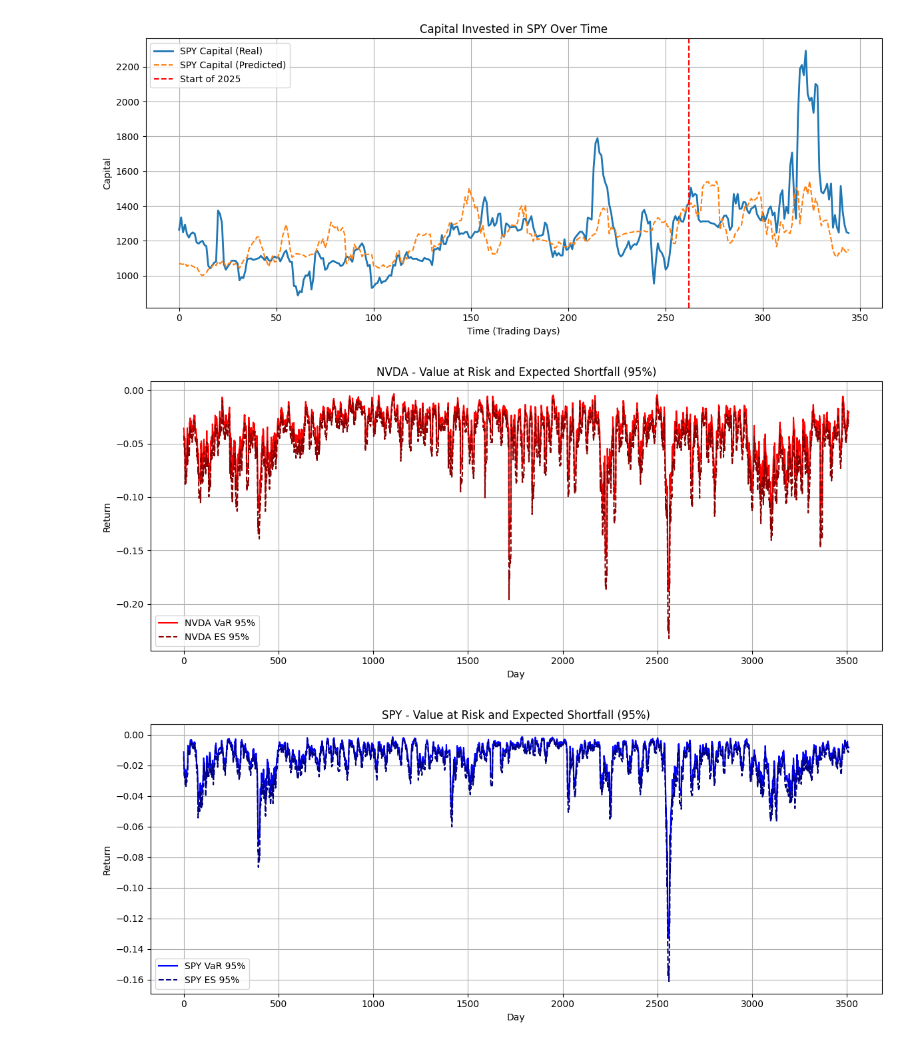
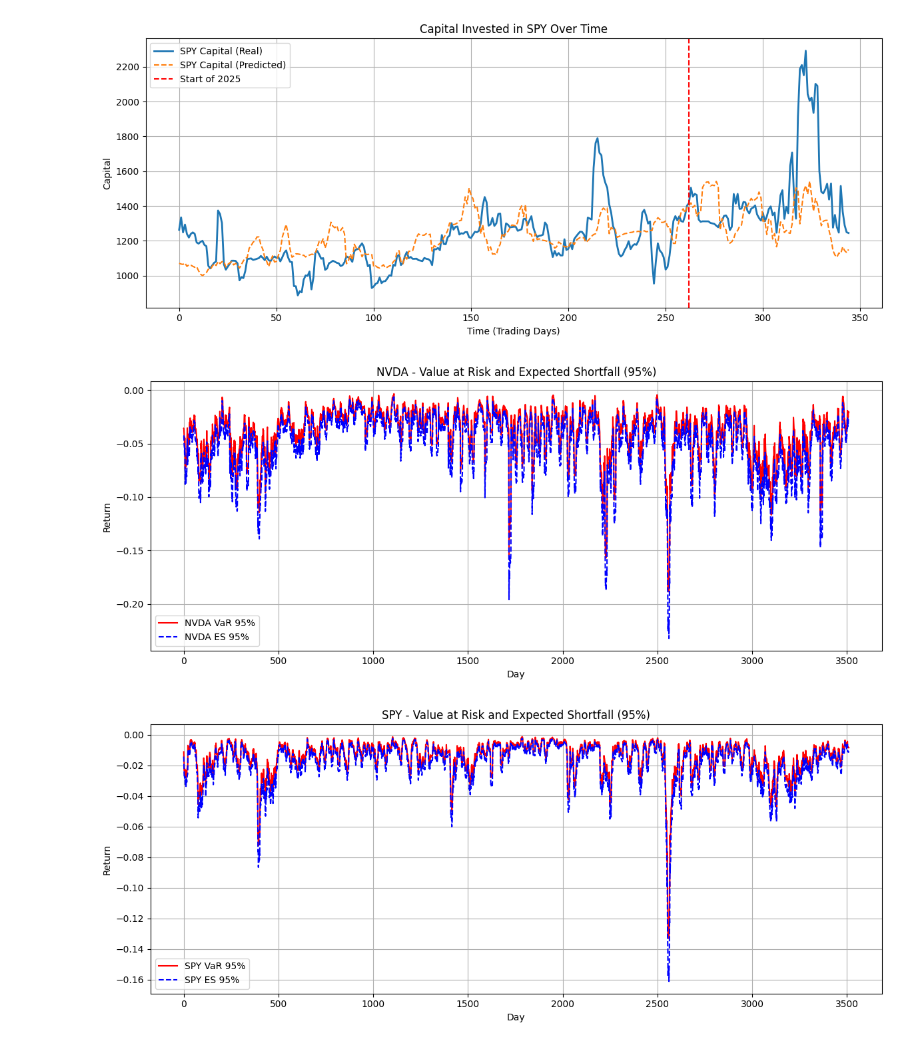
Before and after one commit to Lukirby/Stress-Testing-a-Markowitz-Portfolio, a Jupyter notebook: fidanza2.ipynb, the cells around one changed output. Saved outputs shown, nothing was run; the diff lists cells and outputs as text; code cells hidden in the pictures.

```diff
--- a/fidanza2.ipynb
+++ b/fidanza2.ipynb
@@ -748,27 +748,27 @@ for mu, var in zip(spy_means, spy_vars):
 # %%
 # NVDA Risk Metrics
 plt.figure(figsize=(12, 5))
 plt.plot(VaRs_NVDA, label='NVDA VaR 95%', color='red')
-plt.plot(ESs_NVDA, label='NVDA ES 95%', color='darkred', linestyle='--')
+plt.plot(ESs_NVDA, label='NVDA ES 95%', color='blue', linestyle='--')
 plt.title('NVDA - Value at Risk and Expected Shortfall (95%)')
 plt.xlabel('Day')
 plt.ylabel('Return')
 plt.legend()
 plt.grid(True)
 plt.tight_layout()
 plt.show()
 
 # SPY Risk Metrics
 plt.figure(figsize=(12, 5))
-plt.plot(VaRs_SPY, label='SPY VaR 95%', color='blue')
-plt.plot(ESs_SPY, label='SPY ES 95%', color='navy', linestyle='--')
+plt.plot(VaRs_SPY, label='SPY VaR 95%', color='red')
+plt.plot(ESs_SPY, label='SPY ES 95%', color='blue', linestyle='--')
 plt.title('SPY - Value at Risk and Expected Shortfall (95%)')
 plt.xlabel('Day')
 plt.ylabel('Return')
 plt.legend()
 plt.grid(True)
 plt.tight_layout()
 plt.show()
 # %% [output]
-[figure, old version]
+[figure, new version]
-[figure, old version]
+[figure, new version]
```
